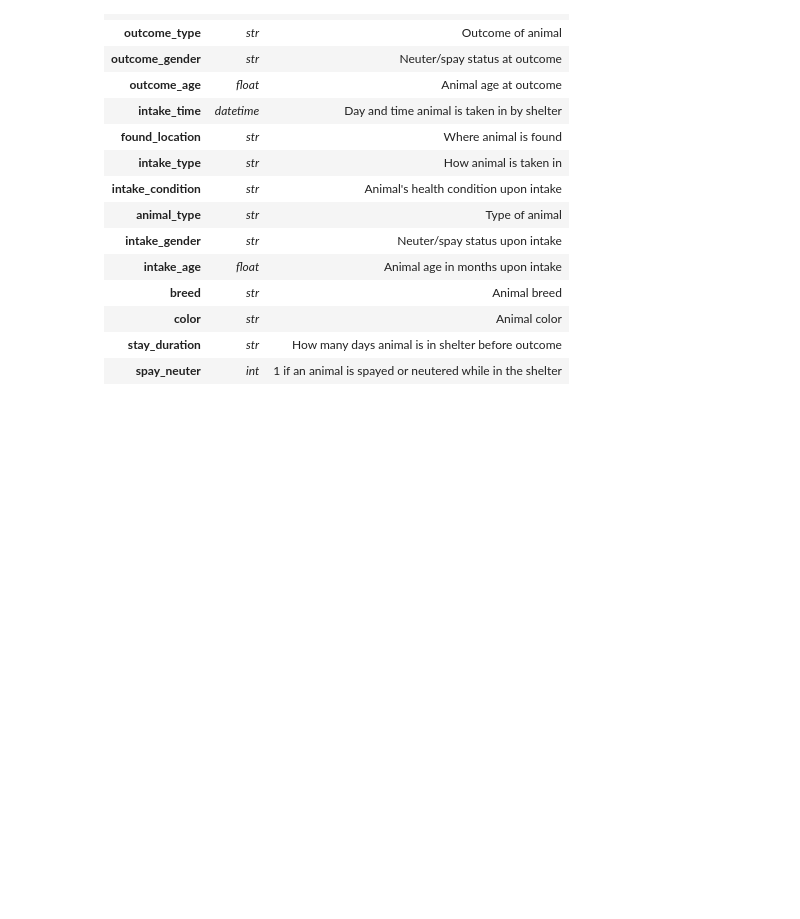
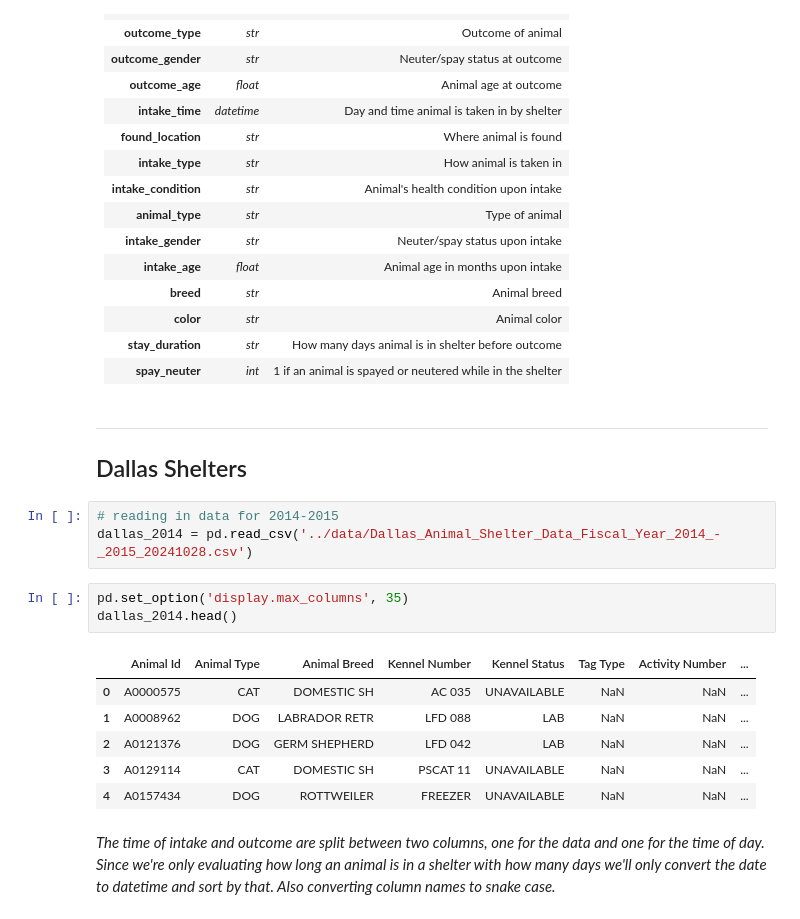
Before and after one commit to kncramer/animal-shelter-outcomes, a Jupyter notebook: code/01-data-cleaning.ipynb, the cells around one changed output. Drawn from its saved outputs; the diff is of its cells as text; blank space fills up the shorter version.

Commit message:
added dallas data and data cleaning

```diff
--- a/code/01-data-cleaning.ipynb
+++ b/code/01-data-cleaning.ipynb
@@ -398,3 +398,21 @@ All intake data is from [Austin Animal Center Intakes](https://data.austintexas.
 |**color**|*str*|Animal color|
 |**stay_duration**|*str*|How many days animal is in shelter before outcome|
 |**spay_neuter**|*int*|1 if an animal is spayed or neutered while in the shelter|
+# %% [markdown]
+---
+## Dallas Shelters
+# %%
+# reading in data for 2014-2015
+dallas_2014 = pd.read_csv('../data/Dallas_Animal_Shelter_Data_Fiscal_Year_2014_-_2015_20241028.csv')
+# %%
+pd.set_option('display.max_columns', 35)
+dallas_2014.head()
+# %% [output]
+|  | Animal Id | Animal Type | Animal Breed | Kennel Number | Kennel Status | Tag Type | Activity Number | ... |
+| 0 | A0000575 | CAT | DOMESTIC SH | AC 035 | UNAVAILABLE | NaN | NaN | ... |
+| 1 | A0008962 | DOG | LABRADOR RETR | LFD 088 | LAB | NaN | NaN | ... |
+| 2 | A0121376 | DOG | GERM SHEPHERD | LFD 042 | LAB | NaN | NaN | ... |
+| 3 | A0129114 | CAT | DOMESTIC SH | PSCAT 11 | UNAVAILABLE | NaN | NaN | ... |
+| 4 | A0157434 | DOG | ROTTWEILER | FREEZER | UNAVAILABLE | NaN | NaN | ... |
+# %% [markdown]
+*The time of intake and outcome are split between two columns, one for the data and one for the time of day. Since we're only evaluating how long an animal is in a shelter with how many days we'll only convert the date to datetime and sort by that. Also converting column names to snake case.*
```
Also changed, not shown: parts of 31 cells of this notebook, 12 other files.
